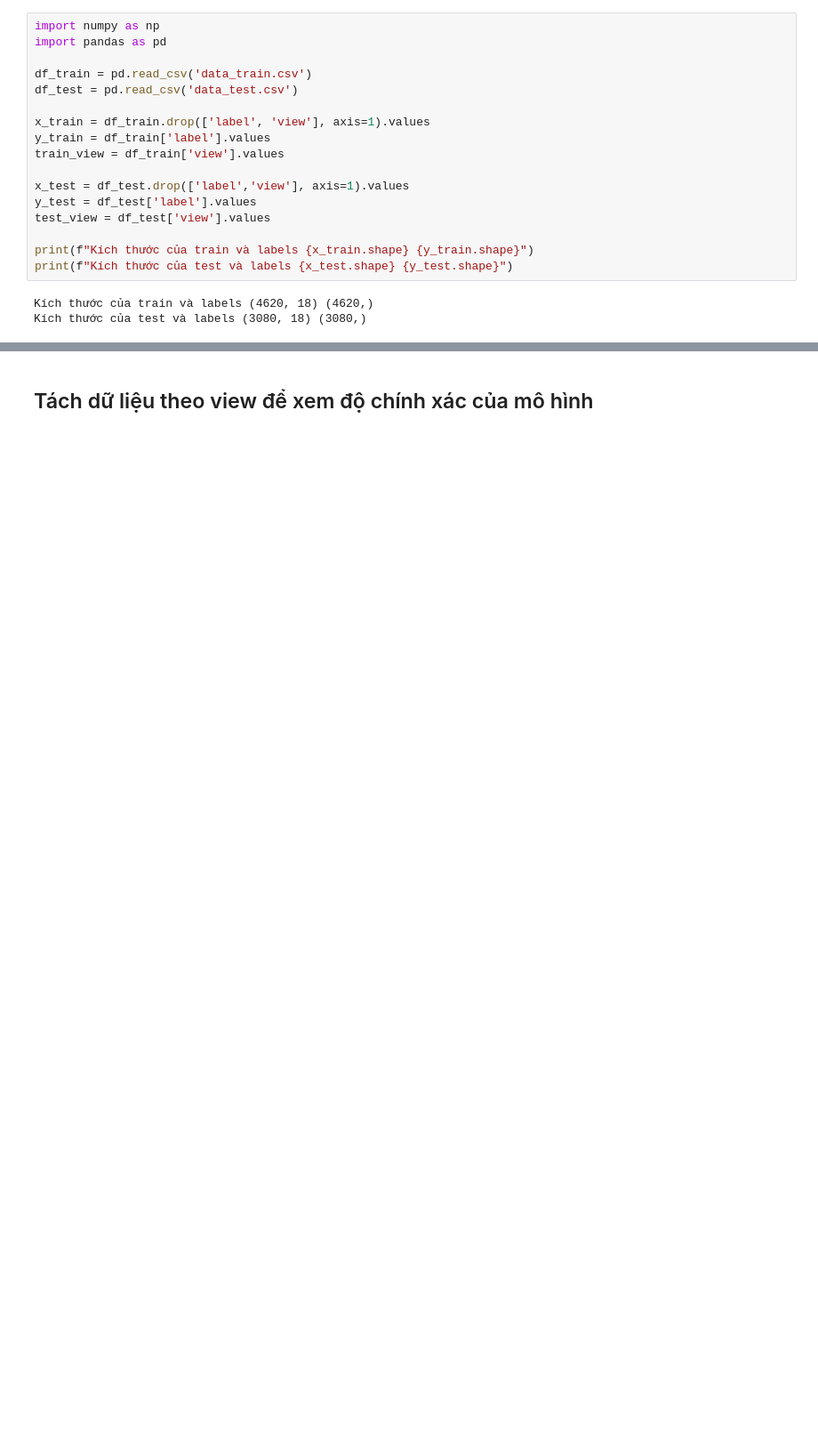
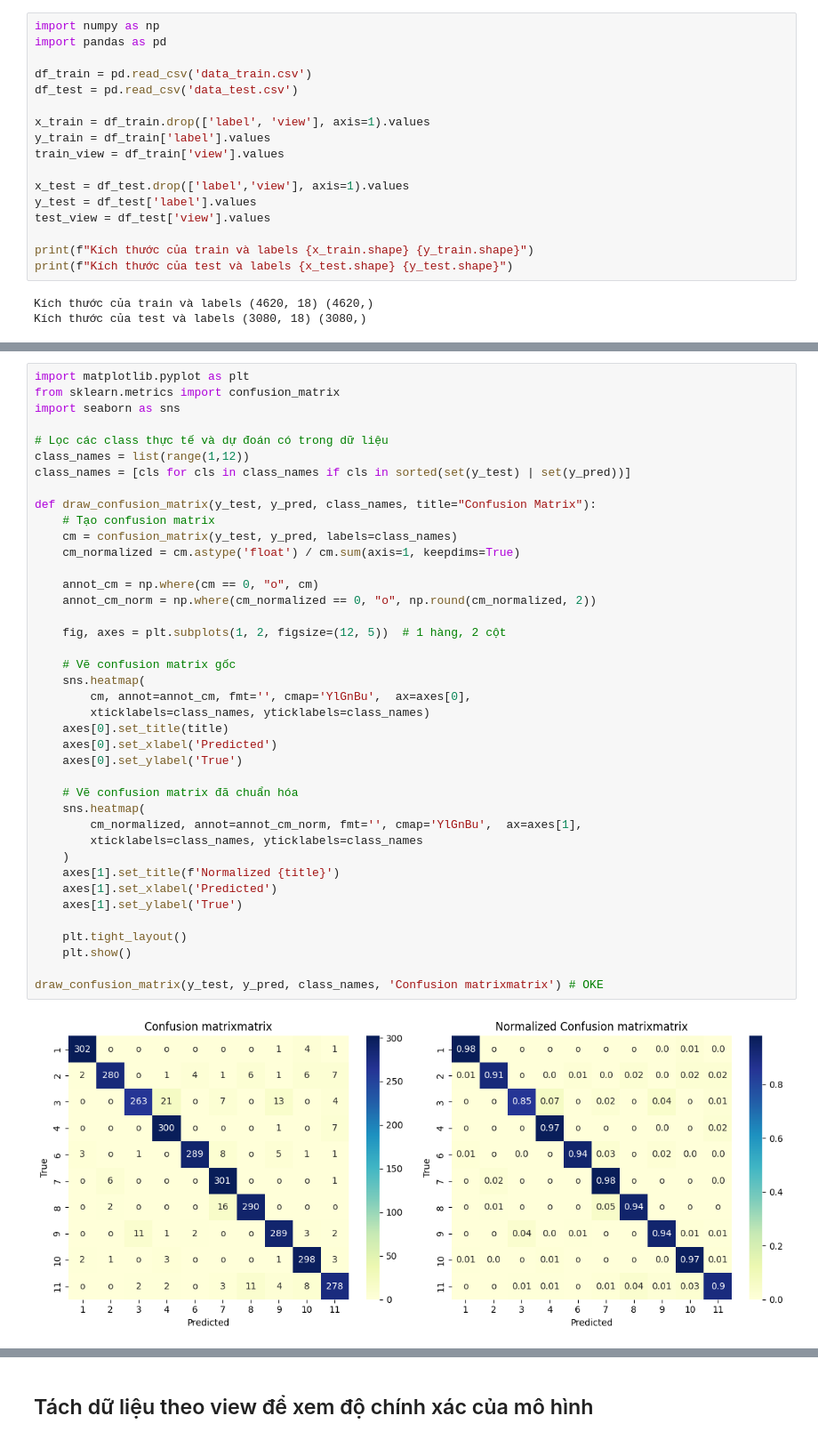
Before and after one commit to sillycroisant/GaitEnergy-Detection, a Jupyter notebook: 3_classify_and_visualize.ipynb, the cells around one changed output, grey strips where cells are left out. Shown at 89% size. Saved outputs shown, nothing was run; the diff lists cells and outputs as text; blank space fills up the shorter version.

```diff
--- a/3_classify_and_visualize.ipynb
+++ b/3_classify_and_visualize.ipynb
@@ -42,3 +44,45 @@ Accuracy: 93.80%
+# %%
+import matplotlib.pyplot as plt
+from sklearn.metrics import confusion_matrix
+import seaborn as sns
+
+# Lọc các class thực tế và dự đoán có trong dữ liệu
+class_names = list(range(1,12))
+class_names = [cls for cls in class_names if cls in sorted(set(y_test) | set(y_pred))]
+
+def draw_confusion_matrix(y_test, y_pred, class_names, title="Confusion Matrix"):
+    # Tạo confusion matrix
+    cm = confusion_matrix(y_test, y_pred, labels=class_names)
+    cm_normalized = cm.astype('float') / cm.sum(axis=1, keepdims=True)
+
+    annot_cm = np.where(cm == 0, "o", cm)
+    annot_cm_norm = np.where(cm_normalized == 0, "o", np.round(cm_normalized, 2))
+
+    fig, axes = plt.subplots(1, 2, figsize=(12, 5))  # 1 hàng, 2 cột
+
+    # Vẽ confusion matrix gốc
+    sns.heatmap(
+        cm, annot=annot_cm, fmt='', cmap='YlGnBu',  ax=axes[0],
+        xticklabels=class_names, yticklabels=class_names)
+    axes[0].set_title(title)
+    axes[0].set_xlabel('Predicted')
+    axes[0].set_ylabel('True')
+
+    # Vẽ confusion matrix đã chuẩn hóa
+    sns.heatmap(
+        cm_normalized, annot=annot_cm_norm, fmt='', cmap='YlGnBu',  ax=axes[1],
+        xticklabels=class_names, yticklabels=class_names
+    )
+    axes[1].set_title(f'Normalized {title}')
+    axes[1].set_xlabel('Predicted')
+    axes[1].set_ylabel('True')
+
+    plt.tight_layout()
+    plt.show()
+
+draw_confusion_matrix(y_test, y_pred, class_names, 'Confusion matrixmatrix') # OKE
+# %% [output]
+[figure, added]
 # %%
 # Thử nghiệm xem accuracy thay đổi như thế nào khi thay đổi số k-thành phần
 k_range = list(range(1,19)) # với k từ 1 đến 18
```
Also changed, not shown: parts of 23 cells of this notebook, 1 other file.
